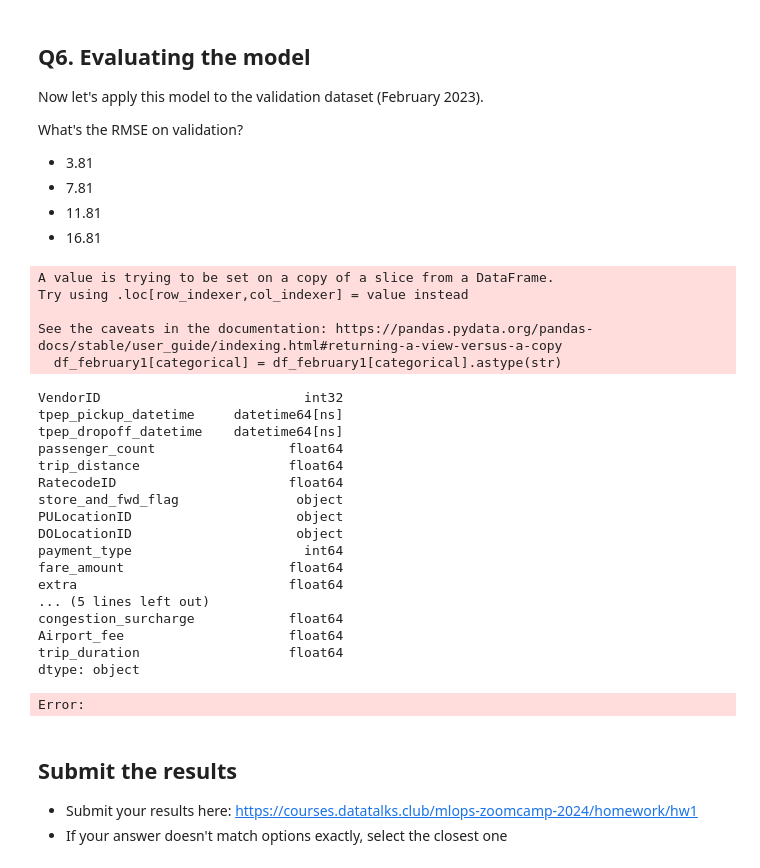
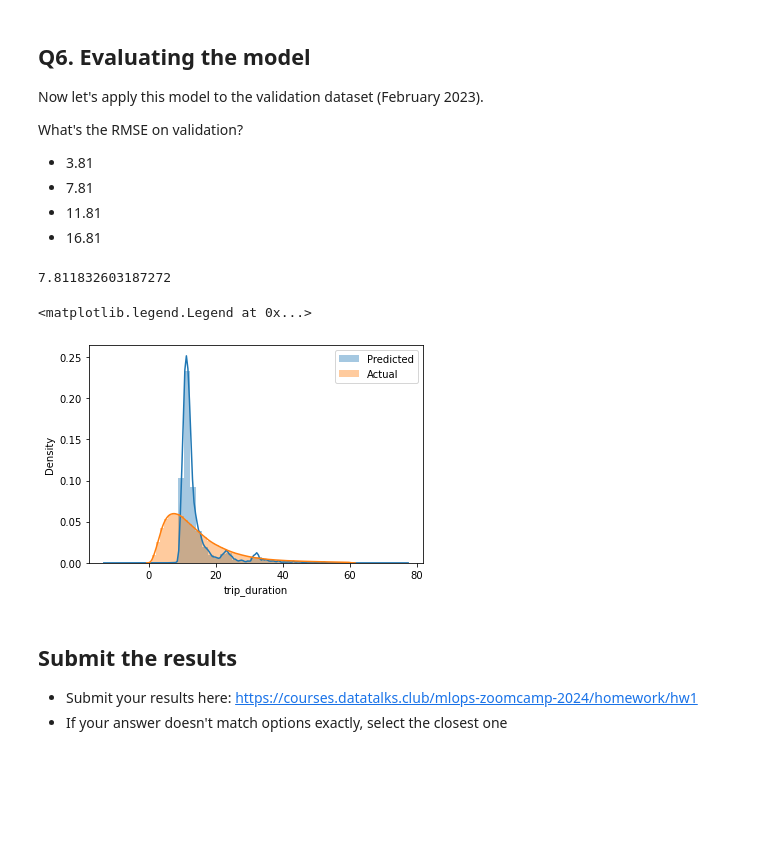
Before and after one commit to WMaia9/mlops-zoomcamp, a Jupyter notebook: 01-intro/homework.ipynb, the cells around one changed output. Drawn from its saved outputs; the diff is of its cells as text; code cells hidden in the pictures; blank space fills up the shorter version.

```diff
--- a/01-intro/homework.ipynb
+++ b/01-intro/homework.ipynb
@@ -212,36 +215,3 @@ What's the RMSE on validation?
 * 7.81
 * 11.81
 * 16.81
-# %%
-# apply the model to validate the february data and calculate the RMSE
-df_february1[categorical] = df_february1[categorical].astype(str)
-# %% [output]
-A value is trying to be set on a copy of a slice from a DataFrame.
-Try using .loc[row_indexer,col_indexer] = value instead
-
-See the caveats in the documentation: https://pandas.pydata.org/pandas-docs/stable/user_guide/indexing.html#returning-a-view-versus-a-copy
-  df_february1[categorical] = df_february1[categorical].astype(str)
-# %%
-df_february1.dtypes
-# %% [output]
-VendorID                          int32
-tpep_pickup_datetime     datetime64[ns]
-tpep_dropoff_datetime    datetime64[ns]
-passenger_count                 float64
-trip_distance                   float64
-RatecodeID                      float64
-store_and_fwd_flag               object
-PULocationID                     object
-DOLocationID                     object
-payment_type                      int64
-fare_amount                     float64
-extra                           float64
-... (5 lines left out)
-congestion_surcharge            float64
-Airport_fee                     float64
-trip_duration                   float64
-dtype: object
-# %%
-val_dicts = df_february1[categorical].to_dict(orient='records')
-# %% [output]
-Error:
@@ -250,9 +218,18 @@ X_val = dv.transform(val_dicts)
 # %%
 y_pred = model.predict(X_val)
 
 rmse = mean_squared_error(df_february1['trip_duration'], y_pred, squared=False)
 
 print(rmse)
+
+sns.distplot(y_pred, label = 'Predicted')
+sns.distplot(df_february1['trip_duration'], label = 'Actual')
+
+ptl.legend()
+# %% [output]
+7.811832603187272
+<matplotlib.legend.Legend at 0x...>
+[figure, added]
 # %% [markdown]
 ## Submit the results
 
```
Also changed, not shown: parts of 6 cells of this notebook.
